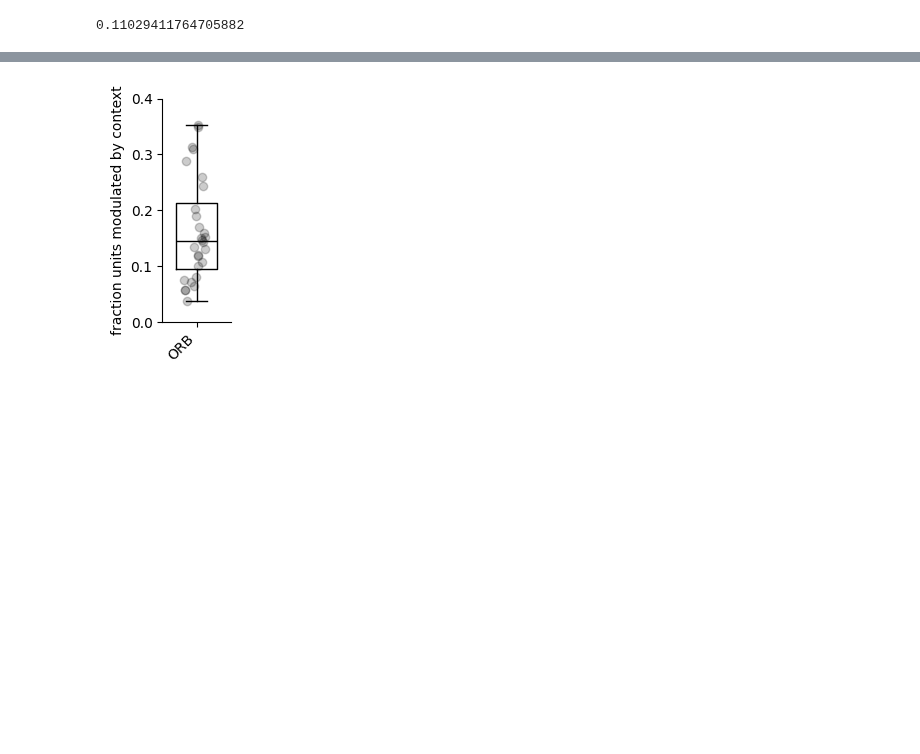
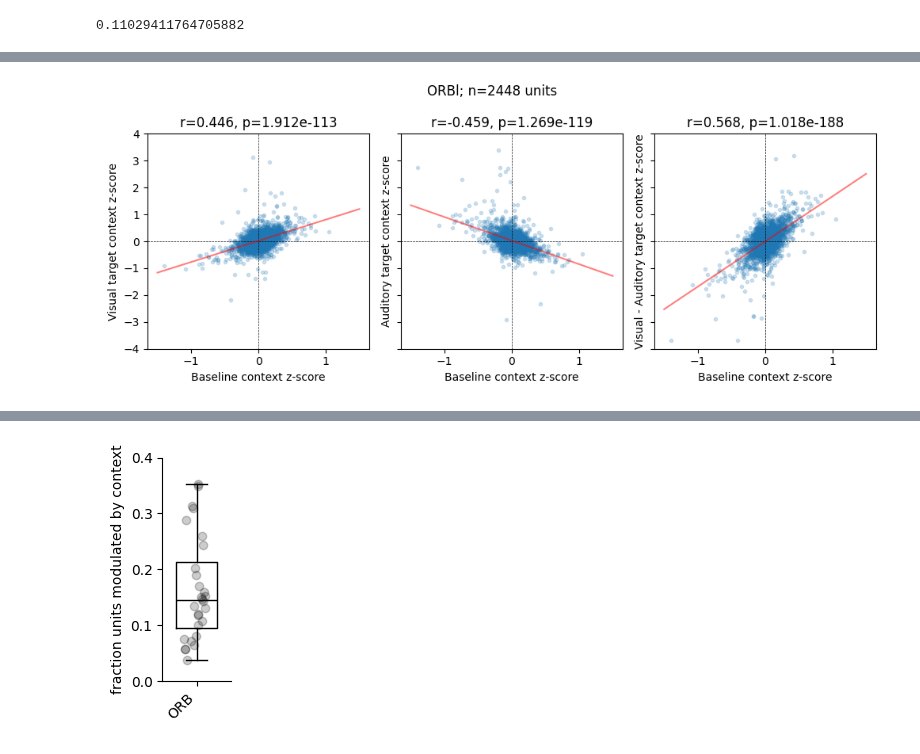
Before and after one commit to AllenInstitute/dynamic_routing_analysis, a Jupyter notebook: notebooks/single_unit_metrics_analysis.ipynb, the cells around one changed output, grey strips where cells are left out. Cells and saved outputs as stored; diff of their text form; code cells hidden in the pictures; blank space fills up the shorter version.

```diff
--- a/notebooks/single_unit_metrics_analysis.ipynb
+++ b/notebooks/single_unit_metrics_analysis.ipynb
@@ -164,0 +268,62 @@ fig.tight_layout()
+# %%
+#plot stimulus modulation zscore versus context modulation zscore
+
+sel_structure='ORBl'
+
+structure_units=sel_units.query('structure==@sel_structure')
+
+#get fit lines and slopes
+
+fig,ax=plt.subplots(1,3,figsize=(10,4),sharex=True,sharey=True)
+ax[0].plot(structure_units['baseline_context_modulation_zscore'], structure_units['vis1_context_modulation_zscore'], '.', alpha=0.2, )
+ax[0].set_xlabel('Baseline context z-score')
+ax[0].set_ylabel('Visual target context z-score')
+ax[0].axhline(0, color='k', linestyle='--', linewidth=0.5)
+ax[0].axvline(0, color='k', linestyle='--', linewidth=0.5)
+ax[0].set_ylim([-4,4])
+
+array1=structure_units['baseline_context_modulation_zscore'].values
+array2=structure_units['vis1_context_modulation_zscore'].values
+valid_indices = np.isfinite(array1) & np.isfinite(array2) & ~np.isnan(array1) & ~np.isnan(array2)
+slope, intercept, r_value, p_value, std_err = stats.linregress(array1[valid_indices],array2[valid_indices],)
+x_array=np.array([-1.5,1.5])
+ax[0].plot(x_array, slope*x_array + intercept, color='r', alpha=0.5)
+r,p=stats.pearsonr(array1[valid_indices],array2[valid_indices],)
+ax[0].set_title(f'r={r:.3f}, p={p:.3e}')
+
+ax[1].plot(structure_units['baseline_context_modulation_zscore'], structure_units['sound1_context_modulation_zscore'], '.', alpha=0.2, )
+ax[1].set_xlabel('Baseline context z-score')
+ax[1].set_ylabel('Auditory target context z-score')
+ax[1].axhline(0, color='k', linestyle='--', linewidth=0.5)
+ax[1].axvline(0, color='k', linestyle='--', linewidth=0.5)
+ax[1].set_ylim([-4,4])
+
+array1=structure_units['baseline_context_modulation_zscore'].values
+array2=structure_units['sound1_context_modulation_zscore'].values
+valid_indices = np.isfinite(array1) & np.isfinite(array2) & ~np.isnan(array1) & ~np.isnan(array2)
+slope, intercept, r_value, p_value, std_err = stats.linregress(array1[valid_indices],array2[valid_indices],)
+x_array=np.array([-1.5,1.5])
+ax[1].plot(x_array, slope*x_array + intercept, color='r', alpha=0.5)
+r,p=stats.pearsonr(array1[valid_indices],array2[valid_indices],)
+ax[1].set_title(f'r={r:.3f}, p={p:.3e}')
+
+ax[2].plot(structure_units['baseline_context_modulation_zscore'], structure_units['vis1_context_modulation_zscore']-structure_units['sound1_context_modulation_zscore'], '.', alpha=0.2, )
+ax[2].set_xlabel('Baseline context z-score')
+ax[2].set_ylabel('Visual - Auditory target context z-score')
+ax[2].axhline(0, color='k', linestyle='--', linewidth=0.5)
+ax[2].axvline(0, color='k', linestyle='--', linewidth=0.5)
+ax[2].set_ylim([-4,4])
+
+array1=structure_units['baseline_context_modulation_zscore'].values
+array2=(structure_units['vis1_context_modulation_zscore']-structure_units['sound1_context_modulation_zscore']).values
+valid_indices = np.isfinite(array1) & np.isfinite(array2) & ~np.isnan(array1) & ~np.isnan(array2)
+slope, intercept, r_value, p_value, std_err = stats.linregress(array1[valid_indices],array2[valid_indices],)
+x_array=np.array([-1.5,1.5])
+ax[2].plot(x_array, slope*x_array + intercept, color='r', alpha=0.5)
+r,p=stats.pearsonr(array1[valid_indices],array2[valid_indices],)
+ax[2].set_title(f'r={r:.3f}, p={p:.3e}')
+
+fig.suptitle(f'{sel_structure}; n={len(structure_units)} units')
+fig.tight_layout()
+# %% [output]
+[figure, added]
```
Also changed, not shown: parts of 9 cells of this notebook, 4 other files.
